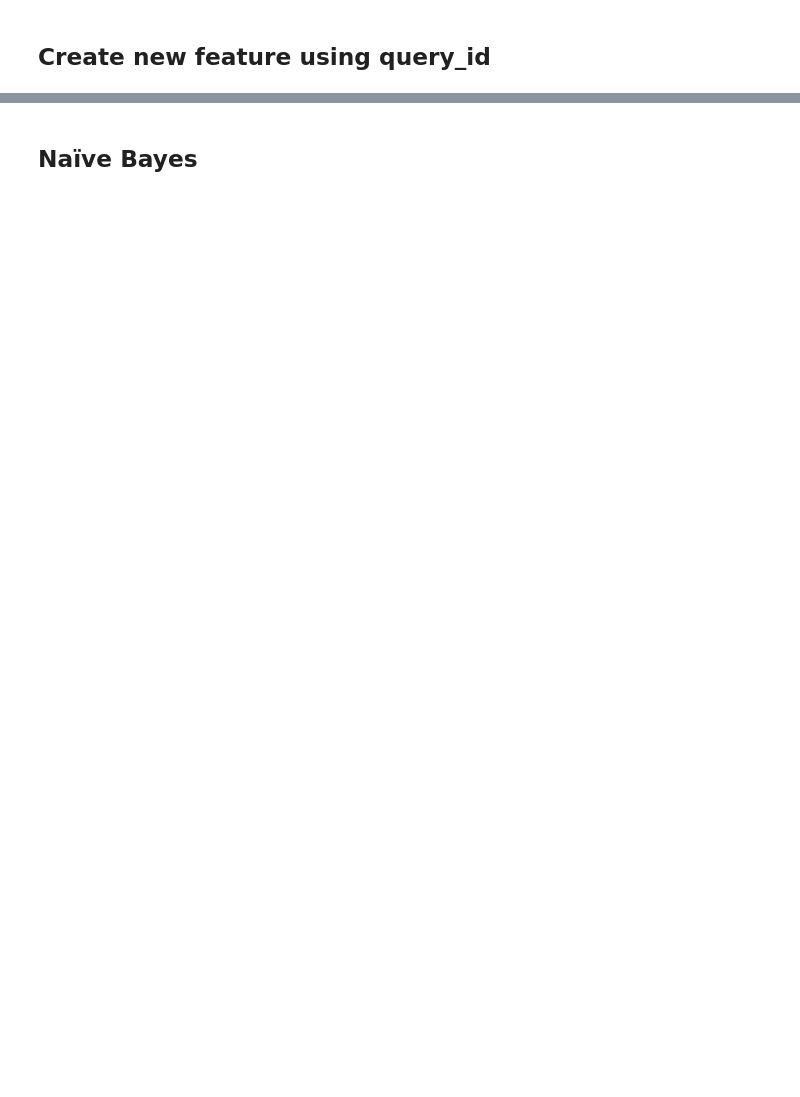
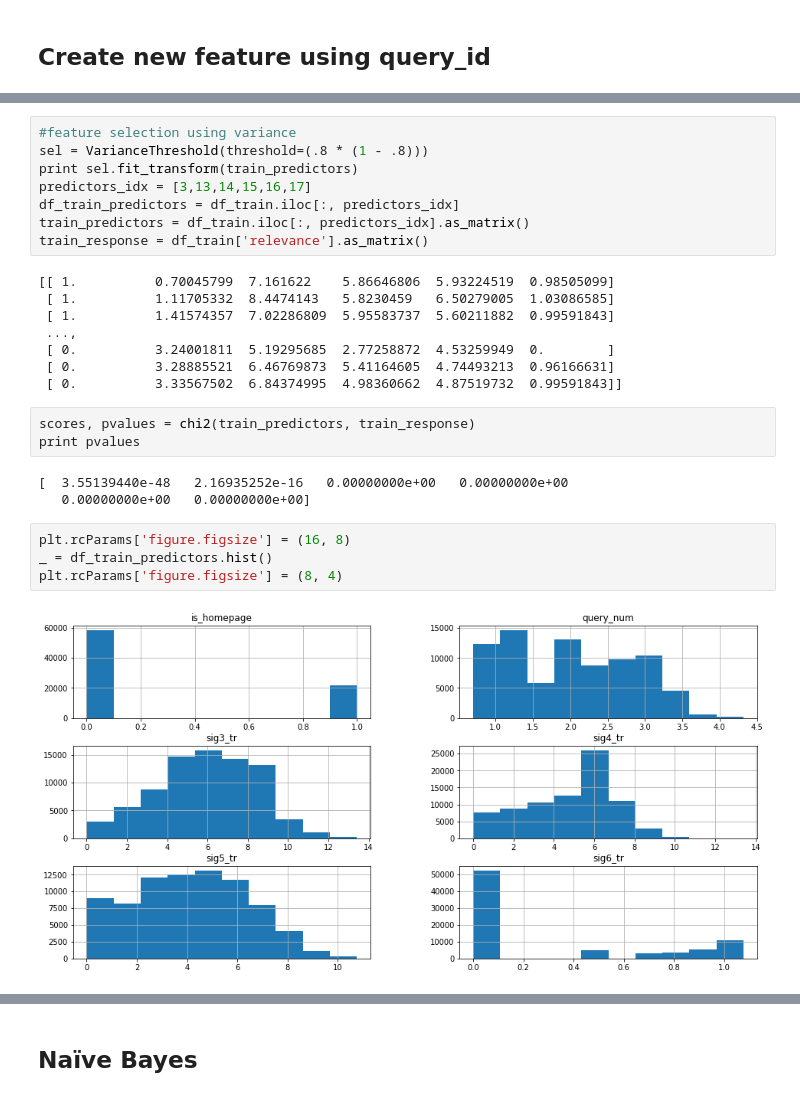
Before and after one commit to happytcj/StanfordStats202, a Jupyter notebook: Final_Project/preprocess.ipynb, the cells around one changed output, grey strips where cells are left out. Saved outputs shown, nothing was run; the diff lists cells and outputs as text; blank space fills up the shorter version.

```diff
--- a/Final_Project/preprocess.ipynb
+++ b/Final_Project/preprocess.ipynb
@@ -72,0 +154,28 @@ Name: url_id, dtype: int64
+# %%
+#feature selection using variance
+sel = VarianceThreshold(threshold=(.8 * (1 - .8)))
+print sel.fit_transform(train_predictors)
+predictors_idx = [3,13,14,15,16,17]
+df_train_predictors = df_train.iloc[:, predictors_idx]
+train_predictors = df_train.iloc[:, predictors_idx].as_matrix()
+train_response = df_train['relevance'].as_matrix()
+# %% [output]
+[[ 1.          0.70045799  7.161622    5.86646806  5.93224519  0.98505099]
+ [ 1.          1.11705332  8.4474143   5.8230459   6.50279005  1.03086585]
+ [ 1.          1.41574357  7.02286809  5.95583737  5.60211882  0.99591843]
+ ...,
+ [ 0.          3.24001811  5.19295685  2.77258872  4.53259949  0.        ]
+ [ 0.          3.28885521  6.46769873  5.41164605  4.74493213  0.96166631]
+ [ 0.          3.33567502  6.84374995  4.98360662  4.87519732  0.99591843]]
+# %%
+scores, pvalues = chi2(train_predictors, train_response)
+print pvalues
+# %% [output]
+[  3.55139440e-48   2.16935252e-16   0.00000000e+00   0.00000000e+00
+   0.00000000e+00   0.00000000e+00]
+# %%
+plt.rcParams['figure.figsize'] = (16, 8)
+_ = df_train_predictors.hist()
+plt.rcParams['figure.figsize'] = (8, 4)
+# %% [output]
+[figure, added]
```
Also changed, not shown: parts of 33 cells of this notebook, 1 other file.
